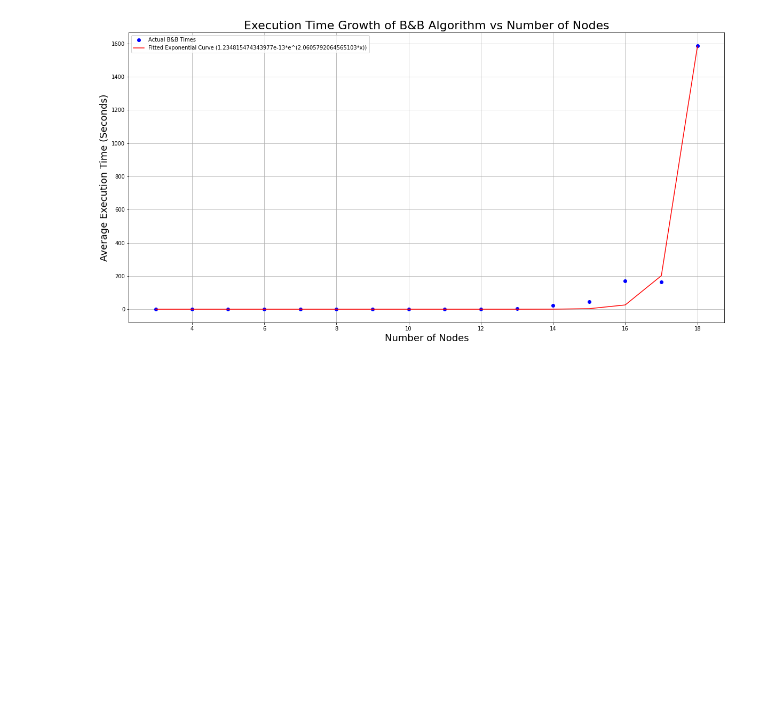
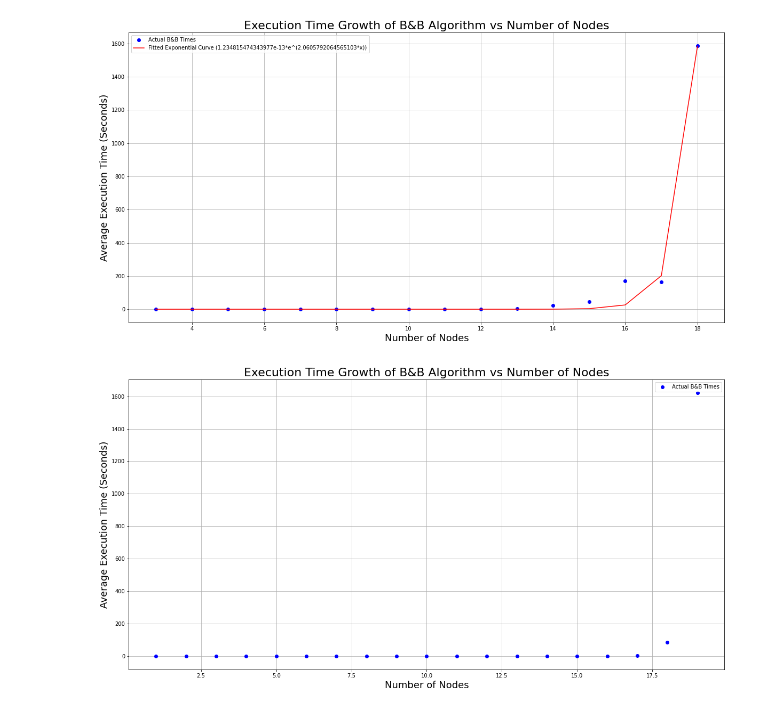
Before and after one commit to perrosdatos/msc_ai_assigment, a Jupyter notebook: 7-Final_graphs.ipynb, the cells around one changed output. Drawn from its saved outputs; the diff is of its cells as text; code cells hidden in the pictures; blank space fills up the shorter version.

```diff
--- a/7-Final_graphs.ipynb
+++ b/7-Final_graphs.ipynb
@@ -253,3 +251,19 @@ plt.savefig('imgs/fittet_graph_showing_time_isgrowing_expnential.png', format='p
 plt.show()
 # %% [output]
 [figure]
+# %%
+from matplotlib import pyplot as plt
+import math
+# Plotting the actual vs fitted data
+plt.figure(figsize=(20,10))
+plt.plot([x+1 for x in range(19)],[(1600/120)*(math.factorial(x+1)/1e15) for x in range(19)], 'o', label="Actual B&B Times", color="blue")
+plt.xlabel("Number of Nodes", fontsize=18)
+plt.ylabel("Average Execution Time (Seconds)", fontsize=18)
+plt.title("Execution Time Growth of B&B Algorithm vs Number of Nodes", fontsize=22)
+plt.legend()
+plt.grid(True)
+plt.savefig('imgs/n_factorial_grow.png', format='png', dpi=300)
+#plt.yscale('log')  # Use log scale to better visualize exponential growth
+plt.show()
+# %% [output]
+[figure, added]
```
Also changed, not shown: parts of 5 cells of this notebook, 5 other files.
